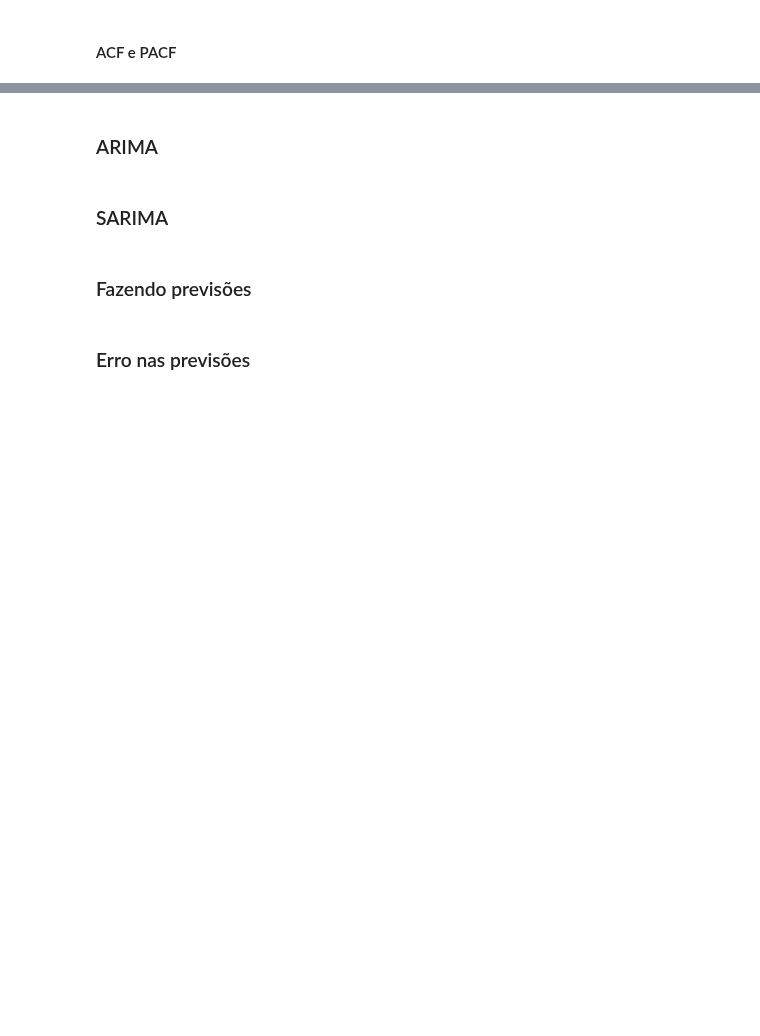
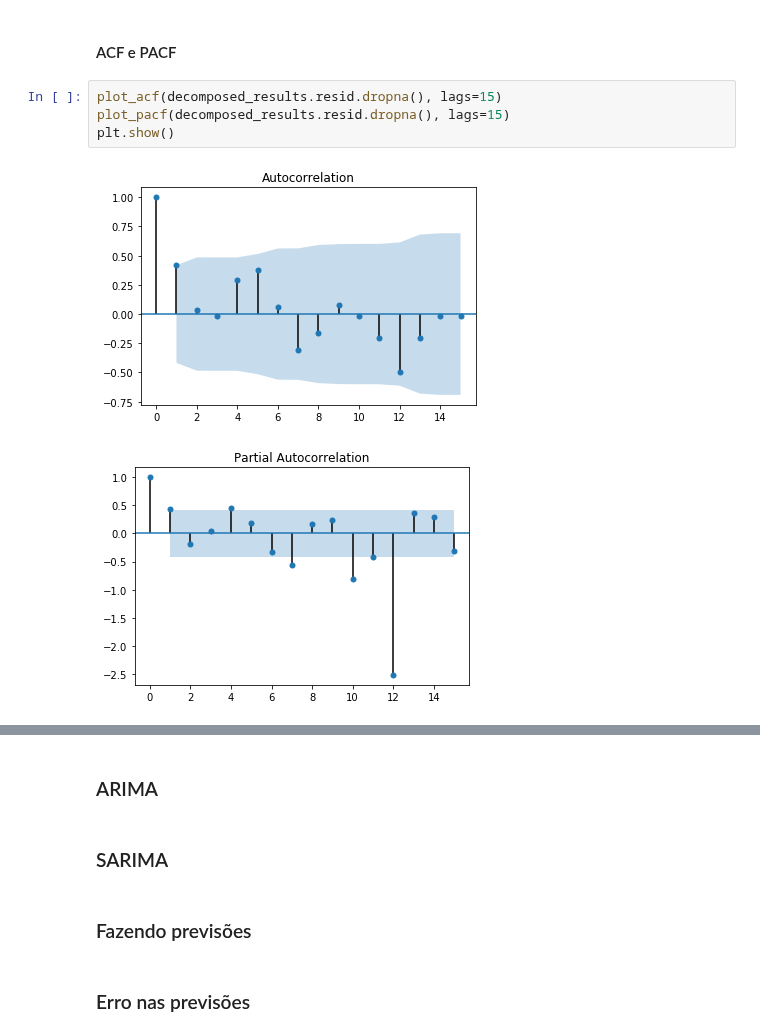
Before and after one commit to RGivisiez/Adv_ML, a Jupyter notebook: 4. ARIMA - SARIMA.ipynb, the cells around one changed output, grey strips where cells are left out. Drawn from its saved outputs; the diff is of its cells as text; blank space fills up the shorter version.

```diff
--- a/4. ARIMA - SARIMA.ipynb
+++ b/4. ARIMA - SARIMA.ipynb
@@ -710,2 +721,9 @@ Indicates the null hypothesis for the KPSS test
 # %% [markdown]
 #### ACF e PACF
+# %%
+plot_acf(decomposed_results.resid.dropna(), lags=15)
+plot_pacf(decomposed_results.resid.dropna(), lags=15)
+plt.show()
+# %% [output]
+[figure, added]
+[figure, added]
```
Also changed, not shown: parts of 9 cells of this notebook.
